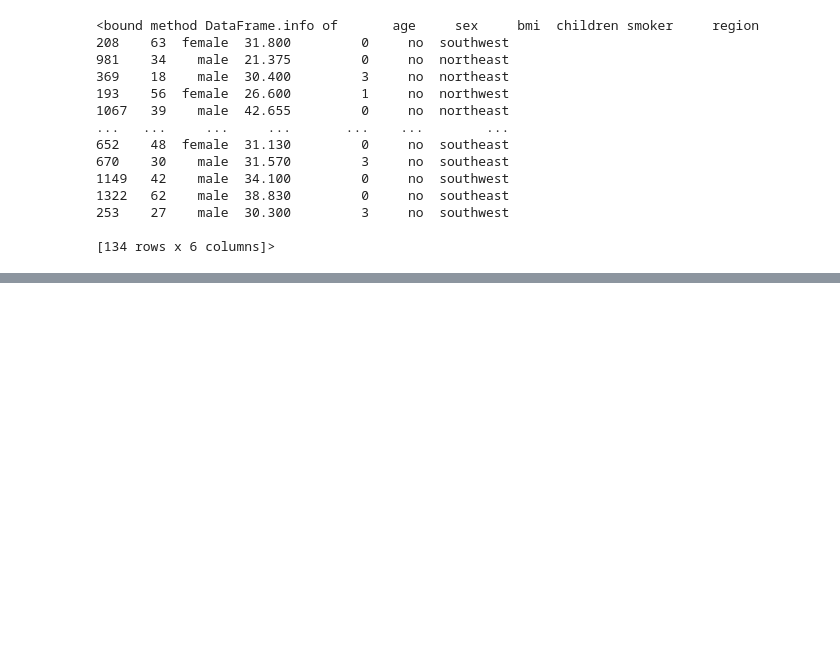
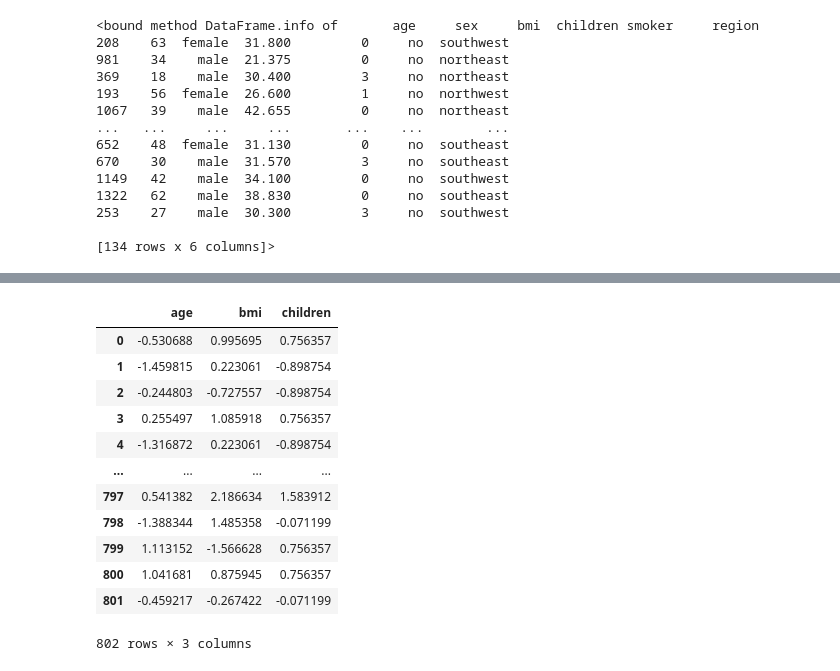
Before and after one commit to Muhammad-Bilal1605/LearningAI, a Jupyter notebook: scripts/assignment_4_scikitLearn.ipynb, the cells around one changed output, grey strips where cells are left out. Cells and saved outputs as stored; diff of their text form; code cells hidden in the pictures; blank space fills up the shorter version.

```diff
--- a/scripts/assignment_4_scikitLearn.ipynb
+++ b/scripts/assignment_4_scikitLearn.ipynb
@@ -132,0 +176,16 @@ X_validation.info
+# %%
+x1
+# %% [output]
+|  | age | bmi | children |
+| 0 | -0.530688 | 0.995695 | 0.756357 |
+| 1 | -1.459815 | 0.223061 | -0.898754 |
+| 2 | -0.244803 | -0.727557 | -0.898754 |
+| 3 | 0.255497 | 1.085918 | 0.756357 |
+| 4 | -1.316872 | 0.223061 | -0.898754 |
+| ... | ... | ... | ... |
+| 797 | 0.541382 | 2.186634 | 1.583912 |
+| 798 | -1.388344 | 1.485358 | -0.071199 |
+| 799 | 1.113152 | -1.566628 | 0.756357 |
+| 800 | 1.041681 | 0.875945 | 0.756357 |
+| 801 | -0.459217 | -0.267422 | -0.071199 |
+802 rows × 3 columns
```
Also changed, not shown: parts of 14 cells of this notebook.
